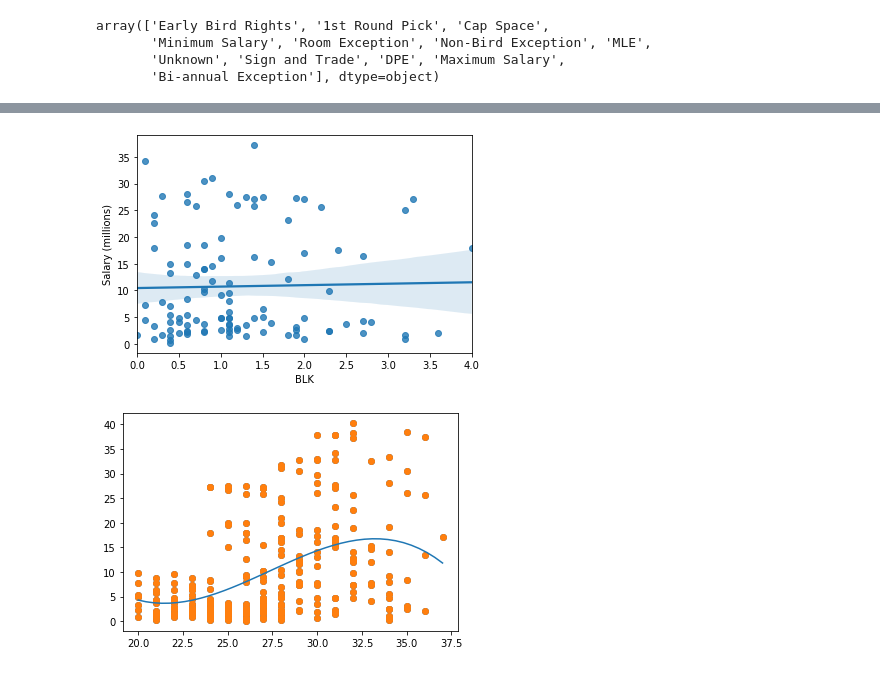
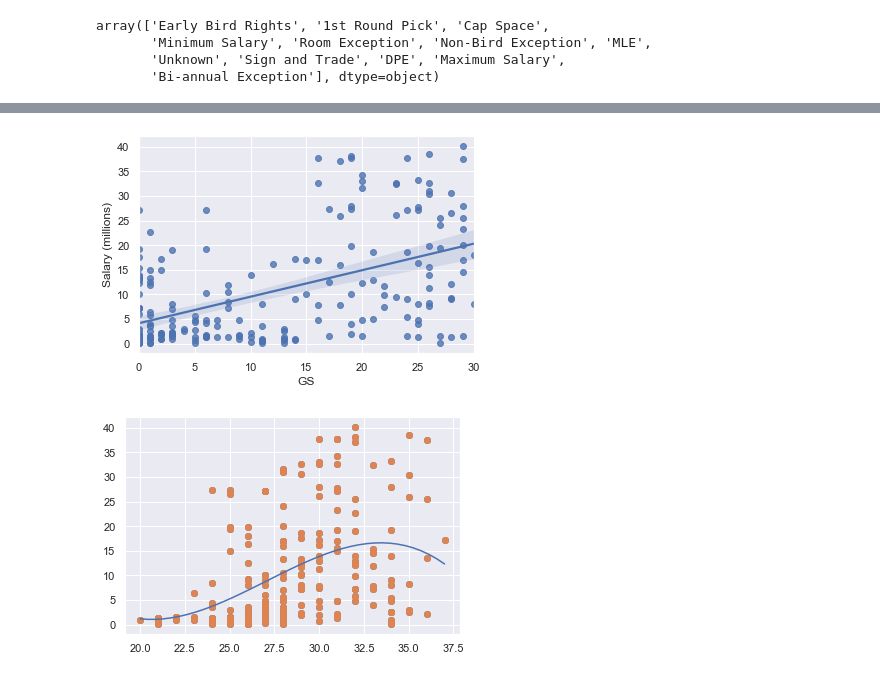
Before and after one commit to graham-ecu/NBA-Salary-Prediction, a Jupyter notebook: NBA Data EDA.ipynb, the cells around one changed output, grey strips where cells are left out. Cells and saved outputs as stored; diff of their text form; code cells hidden in the pictures.

```diff
--- a/NBA Data EDA.ipynb
+++ b/NBA Data EDA.ipynb
@@ -222,0 +212,6 @@ Using the heatmaps, we can see that many of the stats are similarly correlated w
+# %%
+stats = ['Salary (millions)', 'PTS', 'FG', 'TOV', 'FT', 'GS', 'Age', 'AST', 'FGA', 'FTA', '2PA']
+
+sns.set()
+sns.pairplot(df[stats], height = 2.5)
+plt.show()
@@ -249,0 +253,3 @@ plt.show()
+# %%
+df = df[df['Signed Using'] != '1st Round Pick']
+df['Signed Using'].unique()
@@ -265,11 +276,11 @@ sns.regplot(x='TOV', y='Salary (millions)', data=df[df['Pos'].isin(['PG', 'SG'])
 # %%
-# Examine the relationship between salary and blocks for C and PF
-sns.regplot(x='BLK', y='Salary (millions)', data=df[df['Pos'].isin(['C', 'PF'])]);
+# Examine the relationship between salary and GS
+sns.regplot(x='GS', y='Salary (millions)', data=df);
 # %% [output]
-[figure, old version]
+[figure, new version]
 # %%
 # Examine the relationship between age and salary, using some basic logic it can be assumed that this is not
-# a linear relationship, since players are expected to start declining as they reach the end of their careers
+# a linear relationship, since players are expected to earn the most during their prime years
 x = df['Age']
 y = df['Salary (millions)']
 plt.scatter(x, y);
@@ -281,4 +292,4 @@ plt.scatter(x, y)
 plt.plot(line, poly(line))
 plt.show()
 # %% [output]
-[figure, old version]
+[figure, new version]
```
Also changed, not shown: parts of 15 cells of this notebook.
